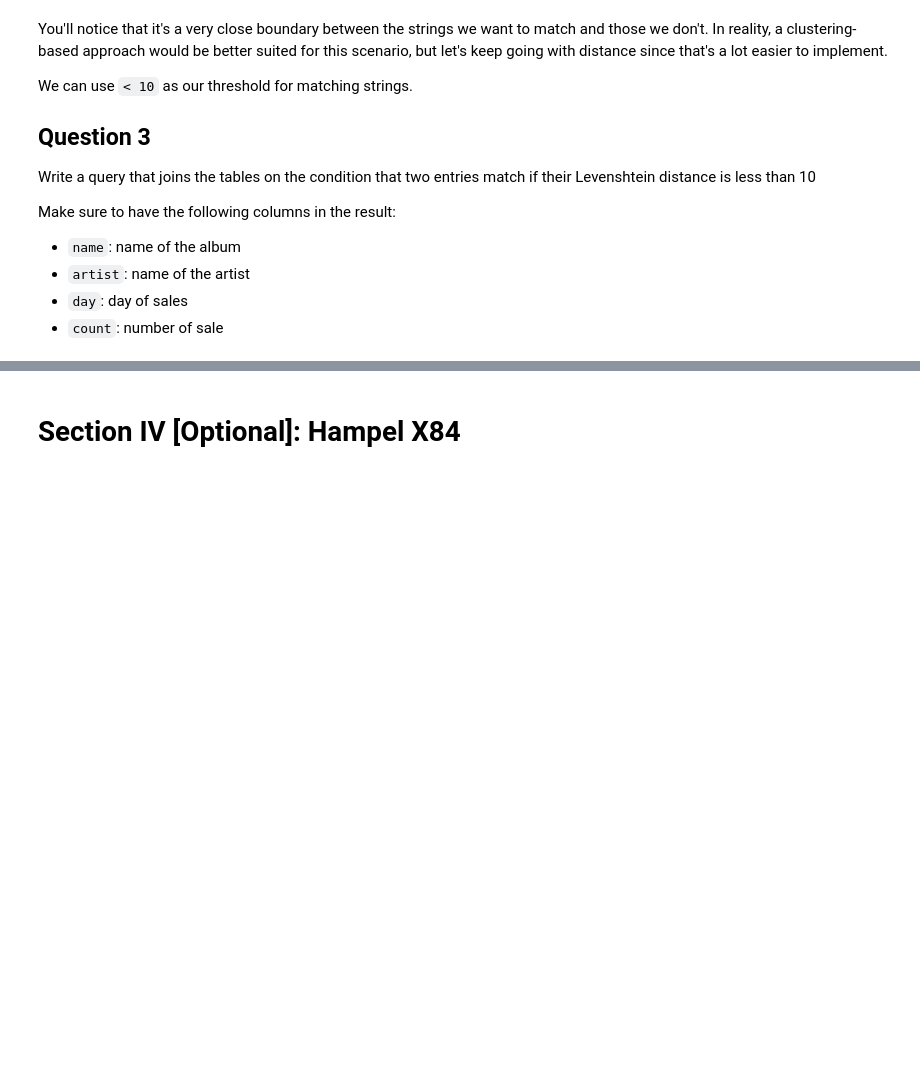
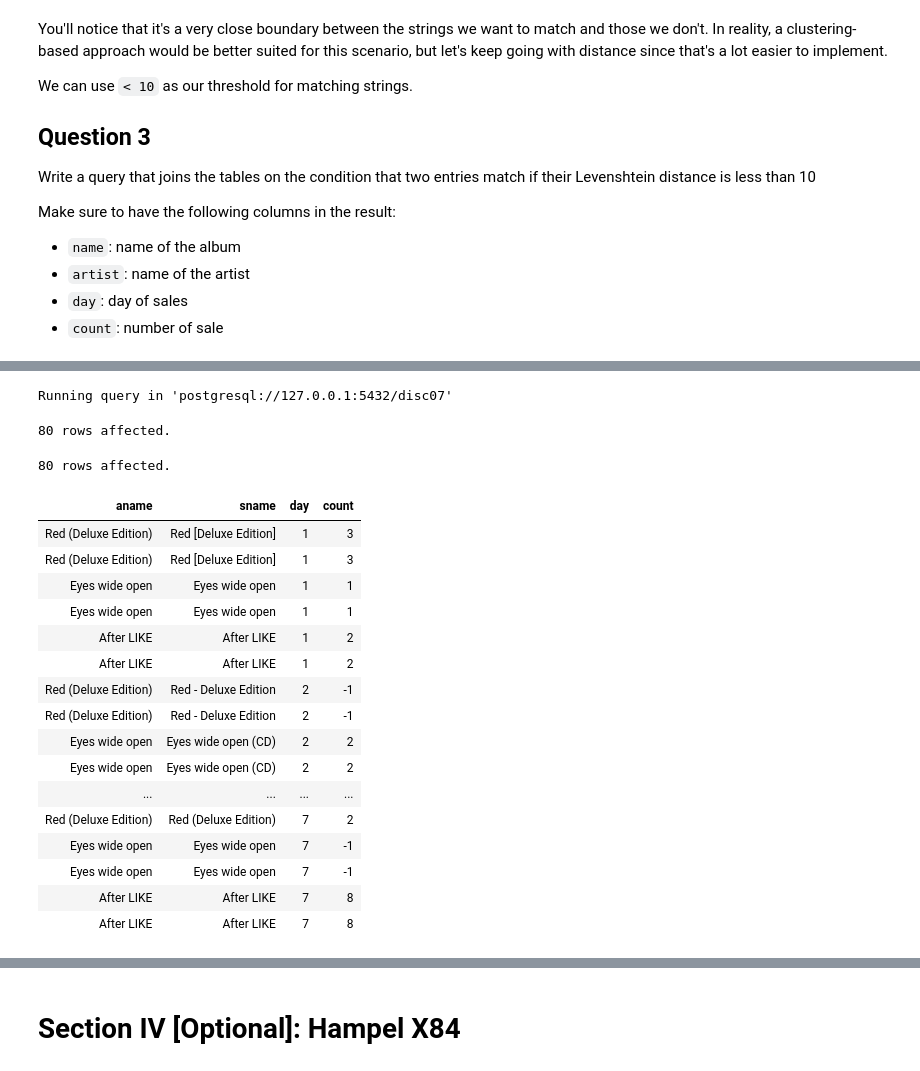
Before and after one commit to cal-data-eng/fa25-materials, a Jupyter notebook: disc/disc07/disc07.ipynb, the cells around one changed output, grey strips where cells are left out. Saved outputs shown, nothing was run; the diff lists cells and outputs as text; code cells hidden in the pictures; blank space fills up the shorter version.

```diff
--- a/disc/disc07/disc07.ipynb
+++ b/disc/disc07/disc07.ipynb
@@ -76,2 +234,34 @@ Make sure to have the following columns in the result:
+# %%
+%%sql
+DROP MATERIALIZED VIEW IF EXISTS joined_sales;
+
+CREATE MATERIALIZED VIEW joined_sales AS
+    SELECT a.name AS album_name, s.name AS sale_name, day, count
+    FROM albums a
+        JOIN sales s
+    levenshtein(a.name, s.name) < 10;
+
+SELECT * FROM joined_sales;
+# %% [output]
+Running query in 'postgresql://127.0.0.1:5432/disc07'
+80 rows affected.
+80 rows affected.
+| aname | sname | day | count |
+| Red (Deluxe Edition) | Red [Deluxe Edition] | 1 | 3 |
+| Red (Deluxe Edition) | Red [Deluxe Edition] | 1 | 3 |
+| Eyes wide open | Eyes wide open | 1 | 1 |
+| Eyes wide open | Eyes wide open | 1 | 1 |
+| After LIKE | After LIKE | 1 | 2 |
+| After LIKE | After LIKE | 1 | 2 |
+| Red (Deluxe Edition) | Red - Deluxe Edition | 2 | -1 |
+| Red (Deluxe Edition) | Red - Deluxe Edition | 2 | -1 |
+| Eyes wide open | Eyes wide open (CD) | 2 | 2 |
+| Eyes wide open | Eyes wide open (CD) | 2 | 2 |
+| ... | ... | ... | ... |
+| Red (Deluxe Edition) | Red (Deluxe Edition) | 7 | 2 |
+| Eyes wide open | Eyes wide open | 7 | -1 |
+| Eyes wide open | Eyes wide open | 7 | -1 |
+| After LIKE | After LIKE | 7 | 8 |
+| After LIKE | After LIKE | 7 | 8 |
 # %%
 %%sql
```
Also changed, not shown: parts of 11 cells of this notebook.
